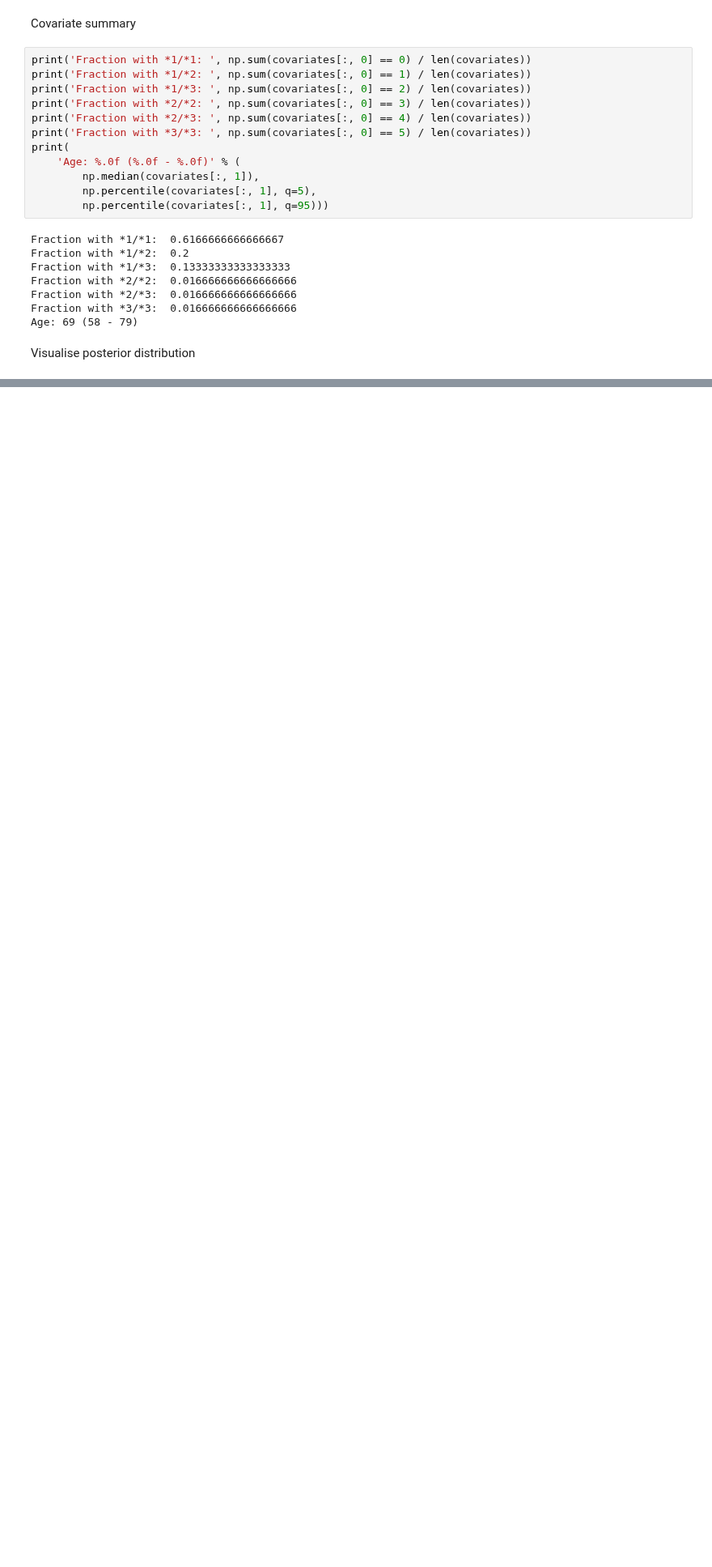
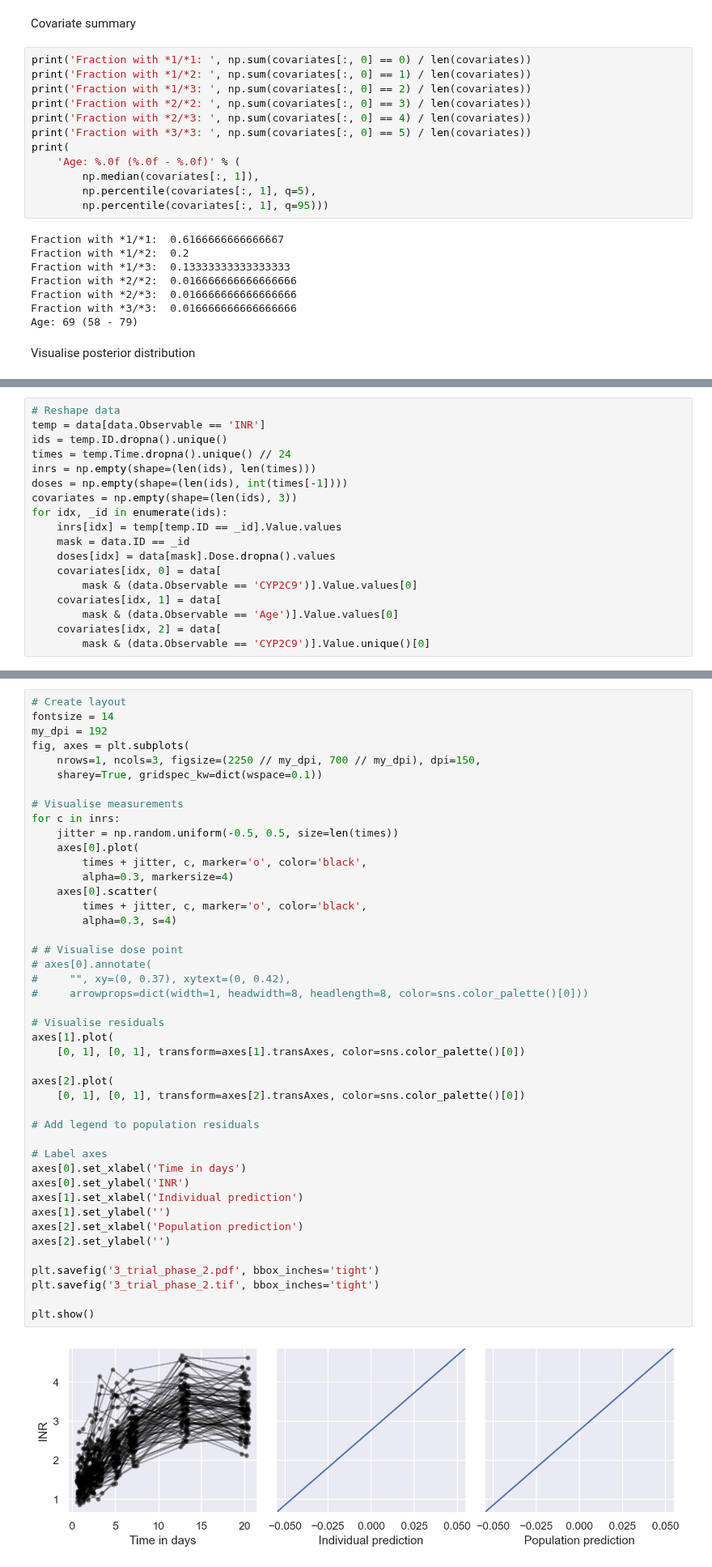
Before and after one commit to DavAug/mipd-warfarin, a Jupyter notebook: results/2_semi_mechanistic_model/results.ipynb, the cells around one changed output, grey strips where cells are left out. Shown at 81% size. Drawn from its saved outputs; the diff is of its cells as text; blank space fills up the shorter version.

Commit message:
Trial I results

```diff
--- a/results/2_semi_mechanistic_model/results.ipynb
+++ b/results/2_semi_mechanistic_model/results.ipynb
@@ -400,0 +402,18 @@ plt.show()
+# %%
+# Reshape data
+temp = data[data.Observable == 'INR']
+ids = temp.ID.dropna().unique()
+times = temp.Time.dropna().unique() // 24
+inrs = np.empty(shape=(len(ids), len(times)))
+doses = np.empty(shape=(len(ids), int(times[-1])))
+covariates = np.empty(shape=(len(ids), 3))
+for idx, _id in enumerate(ids):
+    inrs[idx] = temp[temp.ID == _id].Value.values
+    mask = data.ID == _id
+    doses[idx] = data[mask].Dose.dropna().values
+    covariates[idx, 0] = data[
+        mask & (data.Observable == 'CYP2C9')].Value.values[0]
+    covariates[idx, 1] = data[
+        mask & (data.Observable == 'Age')].Value.values[0]
+    covariates[idx, 2] = data[
+        mask & (data.Observable == 'CYP2C9')].Value.unique()[0]
@@ -400,0 +422,46 @@ plt.show()
+# %%
+# Create layout
+fontsize = 14
+my_dpi = 192
+fig, axes = plt.subplots(
+    nrows=1, ncols=3, figsize=(2250 // my_dpi, 700 // my_dpi), dpi=150,
+    sharey=True, gridspec_kw=dict(wspace=0.1))
+
+# Visualise measurements
+for c in inrs:
+    jitter = np.random.uniform(-0.5, 0.5, size=len(times))
+    axes[0].plot(
+        times + jitter, c, marker='o', color='black',
+        alpha=0.3, markersize=4)
+    axes[0].scatter(
+        times + jitter, c, marker='o', color='black',
+        alpha=0.3, s=4)
+
+# # Visualise dose point
+# axes[0].annotate(
+#     "", xy=(0, 0.37), xytext=(0, 0.42),
+#     arrowprops=dict(width=1, headwidth=8, headlength=8, color=sns.color_palette()[0]))
+
+# Visualise residuals
+axes[1].plot(
+    [0, 1], [0, 1], transform=axes[1].transAxes, color=sns.color_palette()[0])
+
+axes[2].plot(
+    [0, 1], [0, 1], transform=axes[2].transAxes, color=sns.color_palette()[0])
+
+# Add legend to population residuals
+
+# Label axes
+axes[0].set_xlabel('Time in days')
+axes[0].set_ylabel('INR')
+axes[1].set_xlabel('Individual prediction')
+axes[1].set_ylabel('')
+axes[2].set_xlabel('Population prediction')
+axes[2].set_ylabel('')
+
+plt.savefig('3_trial_phase_2.pdf', bbox_inches='tight')
+plt.savefig('3_trial_phase_2.tif', bbox_inches='tight')
+
+plt.show()
+# %% [output]
+[figure, added]
```
Also changed, not shown: parts of 17 cells of this notebook, 5 other files.
